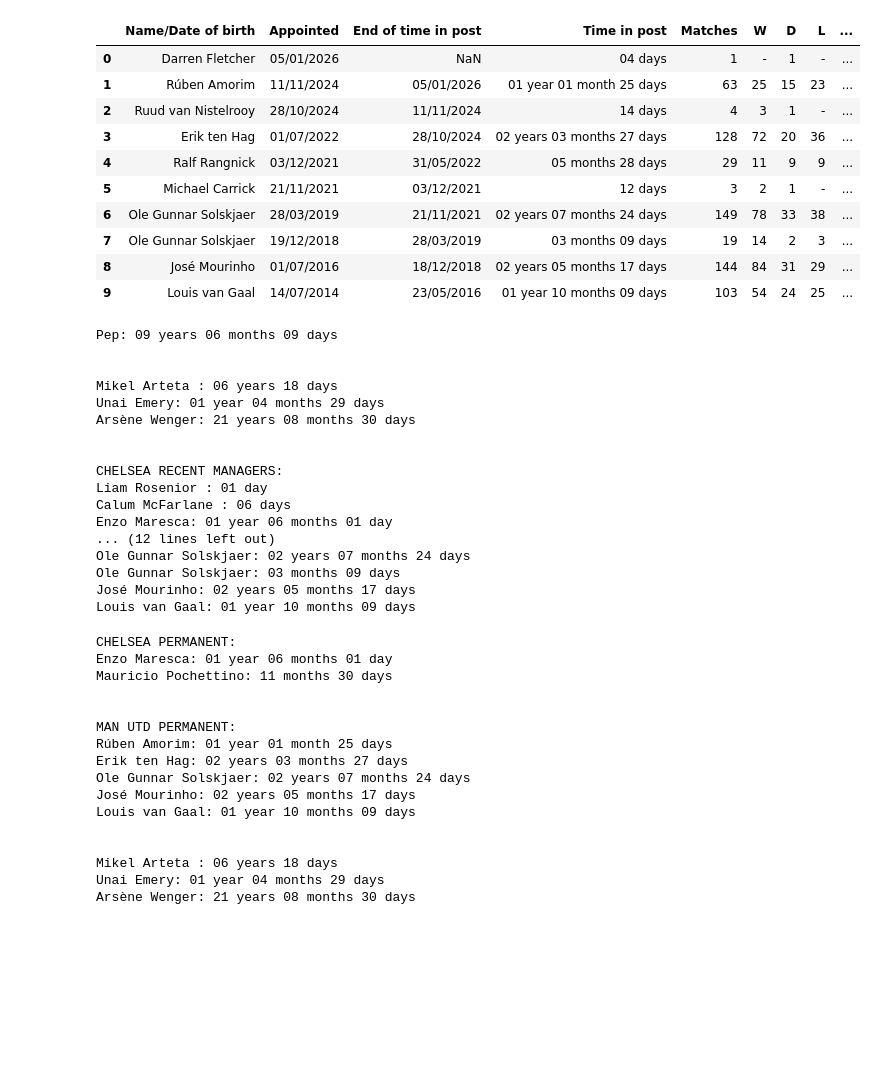
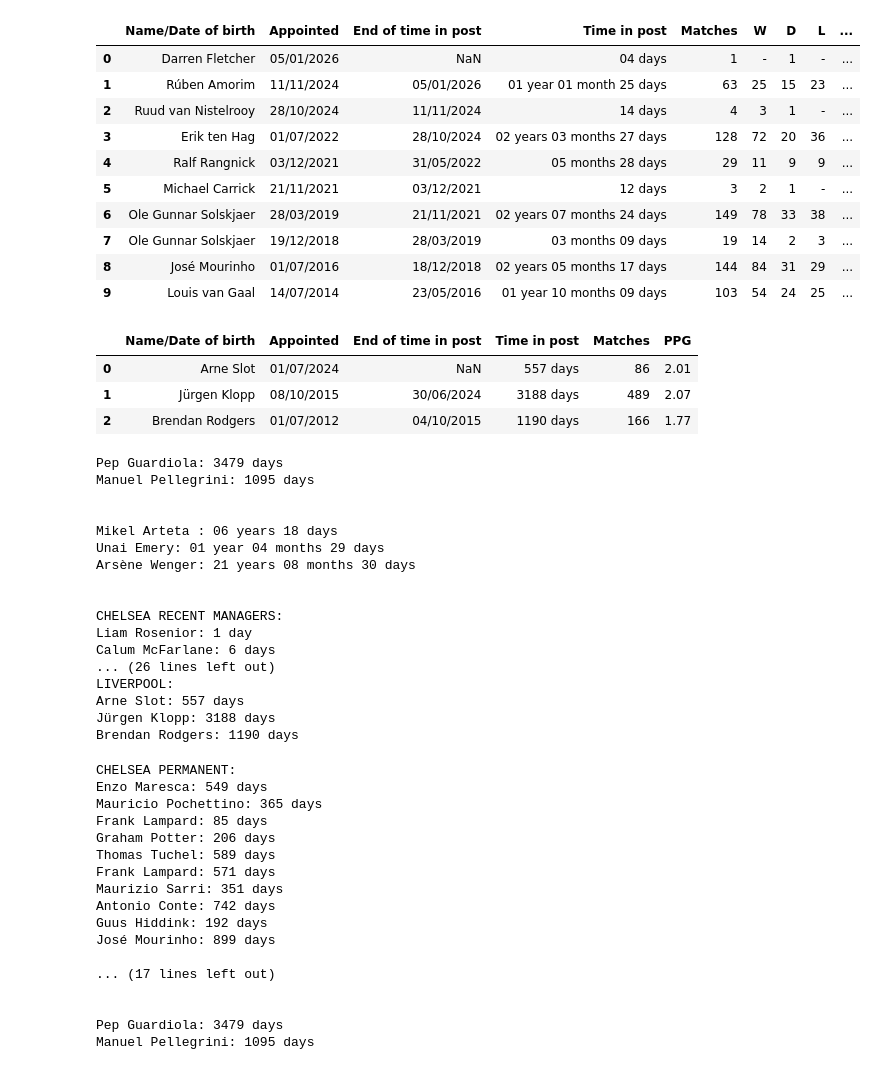
Before and after one commit to Matre5/january-2026-football-analytics, a Jupyter notebook: notebooks/managers_lifespan.ipynb, the cells around one changed output. Saved outputs shown, nothing was run; the diff lists cells and outputs as text; code cells hidden in the pictures; blank space fills up the shorter version.

```diff
--- a/notebooks/managers_lifespan.ipynb
+++ b/notebooks/managers_lifespan.ipynb
@@ -42,6 +52,13 @@ united
 | 7 | Ole Gunnar Solskjaer | 19/12/2018 | 28/03/2019 | 03 months 09 days | 19 | 14 | 2 | 3 | ... |
 | 8 | José Mourinho | 01/07/2016 | 18/12/2018 | 02 years 05 months 17 days | 144 | 84 | 31 | 29 | ... |
 | 9 | Louis van Gaal | 14/07/2014 | 23/05/2016 | 01 year 10 months 09 days | 103 | 54 | 24 | 25 | ... |
+# %%
+liverpool
+# %% [output]
+|  | Name/Date of birth | Appointed | End of time in post | Time in post | Matches | PPG |
+| 0 | Arne Slot | 01/07/2024 | NaN | 557 days | 86 | 2.01 |
+| 1 | Jürgen Klopp | 08/10/2015 | 30/06/2024 | 3188 days | 489 | 2.07 |
+| 2 | Brendan Rodgers | 01/07/2012 | 04/10/2015 | 1190 days | 166 | 1.77 |
 # %%
 # Rename the first column to 'Name' for all dataframes
 arsenal.rename(columns={'Name/Date of birth': 'Name'}, inplace=True)
@@ -51,7 +69,7 @@ united.rename(columns={'Name/Date of birth': 'Name'}, inplace=True)
 # %%
 # Get current managers (index 0)
-pep_tenure = city.iloc[0]['Time in post']
-print(f"Pep: {pep_tenure}")
+for i in range(2):
+    print(f"{city.iloc[i]['Name']}: {city.iloc[i]['Time in post']}")
 print("\n")
 
 for i in range(3):
@@ -60,7 +78,7 @@ print("\n")
 
 # Chelsea recent (top 6)
 print("CHELSEA RECENT MANAGERS:")
-for i in range(6):
+for i in range(13):
     print(f"{chelsea.iloc[i]['Name']}: {chelsea.iloc[i]['Time in post']}")
 print("\n")
 
@@ -68,8 +86,16 @@ print("\n")
 print("MAN UTD POST-2013:")
 for i in range(10):
     print(f"{united.iloc[i]['Name']}: {united.iloc[i]['Time in post']}")
+
+print("\n")
+
+# Liverpool
+print("LIVERPOOL:")
+for i in range(3):
+    print(f"{liverpool.iloc[i]['Name']}: {liverpool.iloc[i]['Time in post']}")
 # %% [output]
-Pep: 09 years 06 months 09 days
+Pep Guardiola: 3479 days
+Manuel Pellegrini: 1095 days
 
 
 Mikel Arteta : 06 years 18 days
@@ -78,18 +104,17 @@ Arsène Wenger: 21 years 08 months 30 days
 
 
 CHELSEA RECENT MANAGERS:
-Liam Rosenior : 01 day
-Calum McFarlane : 06 days
-Enzo Maresca: 01 year 06 months 01 day
-... (12 lines left out)
-Ole Gunnar Solskjaer: 02 years 07 months 24 days
-Ole Gunnar Solskjaer: 03 months 09 days
-José Mourinho: 02 years 05 months 17 days
-Louis van Gaal: 01 year 10 months 09 days
+Liam Rosenior: 1 day
+Calum McFarlane: 6 days
+... (26 lines left out)
+LIVERPOOL:
+Arne Slot: 557 days
+Jürgen Klopp: 3188 days
+Brendan Rodgers: 1190 days
 # %%
 # For Chelsea - exclude very short tenures (under 1 month = interim) and Rosenior becasue he just got in
 # Skip 1 (McFarlane), 4 (Lampard), 5 (Saltor)
-chelsea_managers = [2, 3]  # Rosenior, Maresca, Pochettino
+chelsea_managers = [2, 3, 4, 6, 7, 8, 9, 10, 11, 12]  # Maresca, Pochettino
 
 print("CHELSEA PERMANENT:")
 for i in chelsea_managers:
@@ -108,23 +133,34 @@ print("\n")
 arsenal_managers = [0, 1, 2]
 for i in arsenal_managers:
     print(f"{arsenal.iloc[i]['Name']}: {arsenal.iloc[i]['Time in post']}")
+print("\n")
+
+liverpool_managers = [0, 1, 2]
+for i in liverpool_managers:
+    print(f"{liverpool.iloc[i]['Name']}: {liverpool.iloc[i]['Time in post']}")
+print("\n")
+
+city_managers = [0, 1]
+for i in city_managers:
+    print(f"{city.iloc[i]['Name']}: {city.iloc[i]['Time in post']}")
 # %% [output]
 CHELSEA PERMANENT:
-Enzo Maresca: 01 year 06 months 01 day
-Mauricio Pochettino: 11 months 30 days
+Enzo Maresca: 549 days
+Mauricio Pochettino: 365 days
+Frank Lampard: 85 days
+Graham Potter: 206 days
+Thomas Tuchel: 589 days
+Frank Lampard: 571 days
+Maurizio Sarri: 351 days
+Antonio Conte: 742 days
+Guus Hiddink: 192 days
+José Mourinho: 899 days
+
+... (17 lines left out)
 
 
-MAN UTD PERMANENT:
-Rúben Amorim: 01 year 01 month 25 days
-Erik ten Hag: 02 years 03 months 27 days
-Ole Gunnar Solskjaer: 02 years 07 months 24 days
-José Mourinho: 02 years 05 months 17 days
-Louis van Gaal: 01 year 10 months 09 days
-
-
-Mikel Arteta : 06 years 18 days
-Unai Emery: 01 year 04 months 29 days
-Arsène Wenger: 21 years 08 months 30 days
+Pep Guardiola: 3479 days
+Manuel Pellegrini: 1095 days
 # %%
 def tenure_to_years(tenure_str):
     """
```
Also changed, not shown: parts of 9 cells of this notebook, 5 other files.
